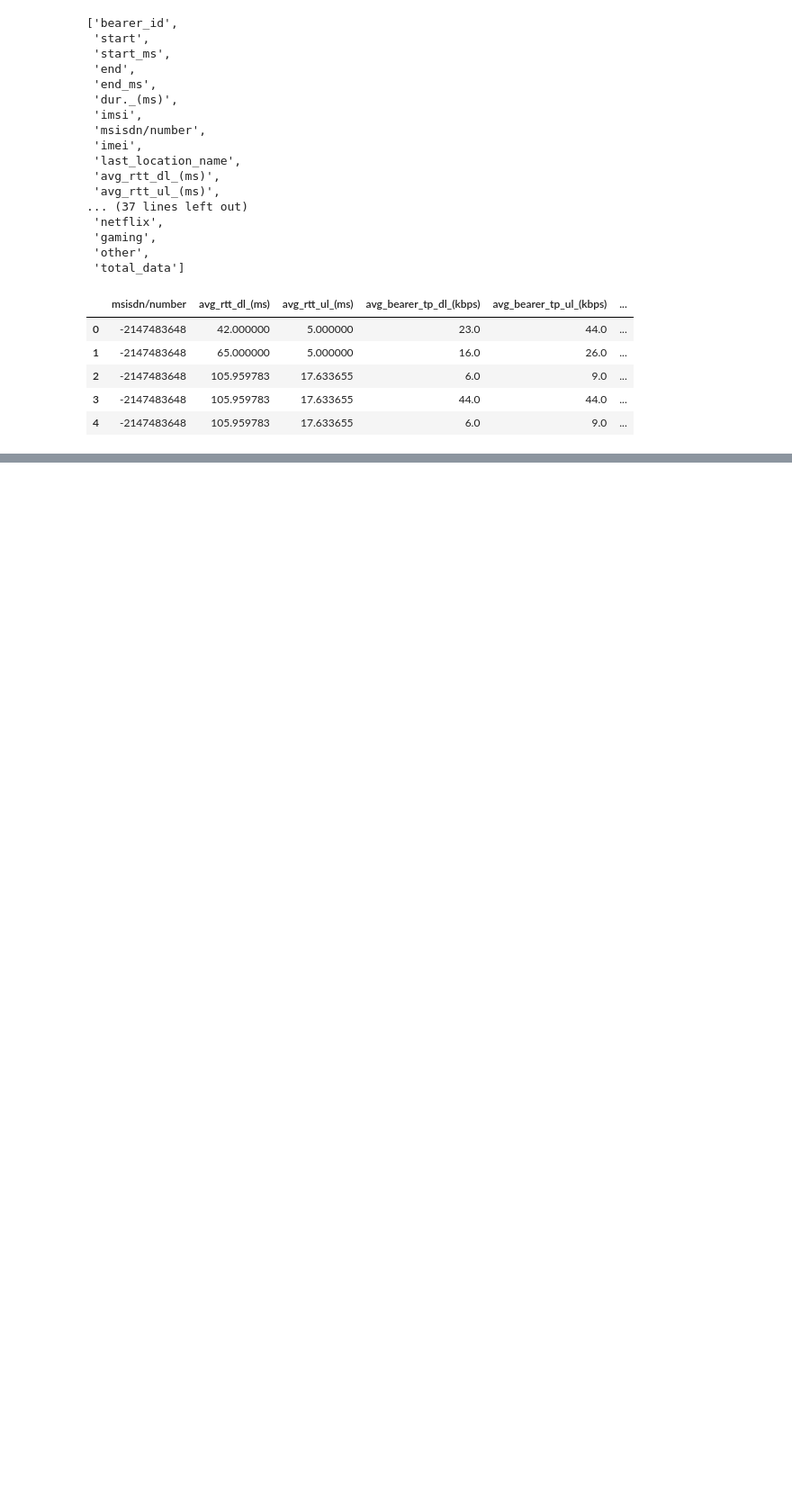
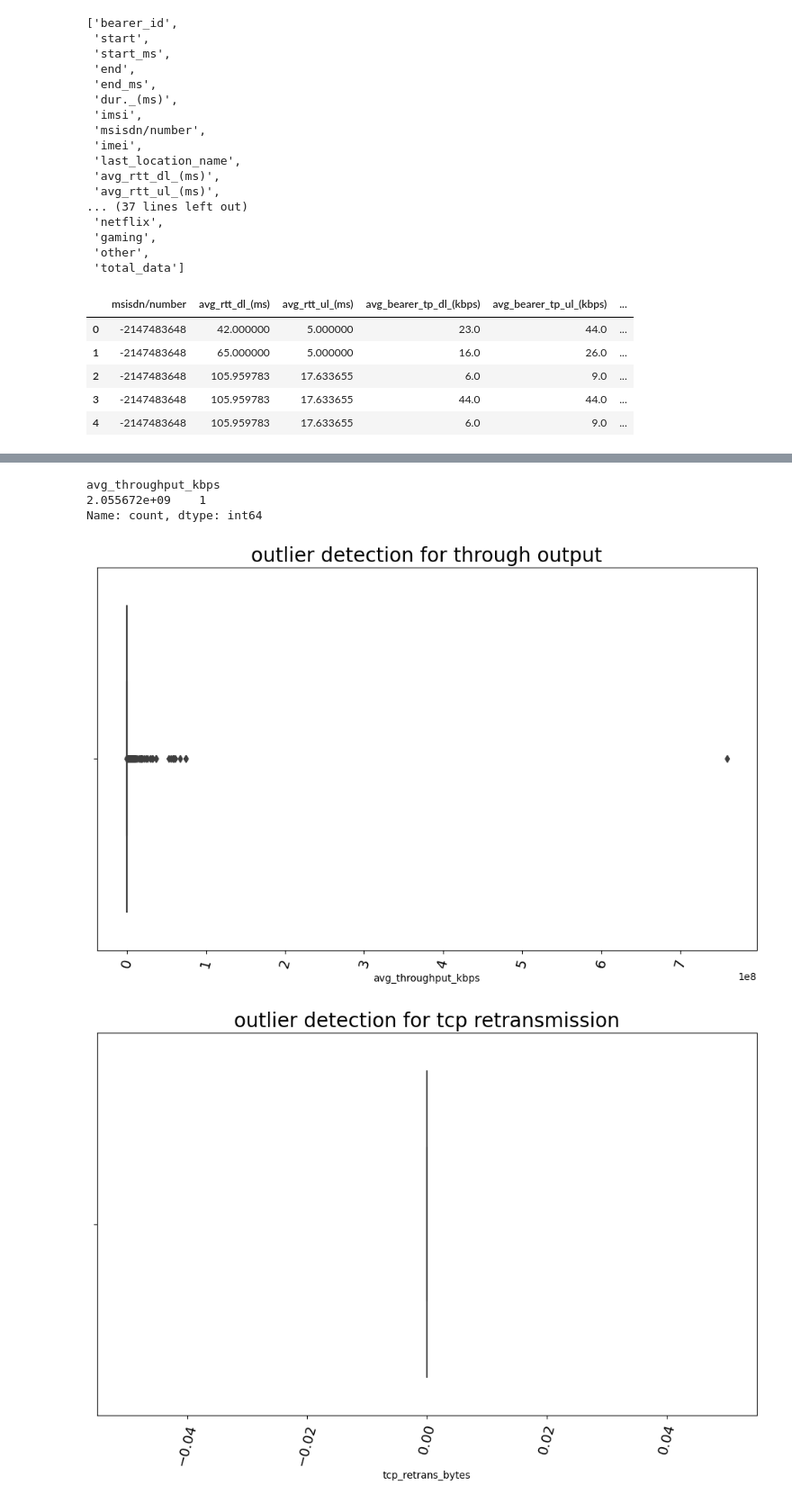
Before and after one commit to Desmondonam/Tellco_Analysis, a Jupyter notebook: Notebooks/Experience Analysis.ipynb, the cells around one changed output, grey strips where cells are left out. Shown at 90% size. Cells and saved outputs as stored; diff of their text form; code cells hidden in the pictures; blank space fills up the shorter version.

Commit message:
add data

```diff
--- a/Notebooks/Experience Analysis.ipynb
+++ b/Notebooks/Experience Analysis.ipynb
@@ -147,3 +152,12 @@ cleaned_experience_df = handle_outliers(experience_df, 'avg_rtt_ul_(ms)', method
 
 cleaned_experience_df = handle_outliers(experience_df, 'avg_bearer_tp_dl_(kbps)', method="mean")
 cleaned_experience_df = handle_outliers(experience_df, 'avg_bearer_tp_ul_(kbps)', method="mean")
+# %%
+experience_metrics_df = pd.DataFrame(columns=['msisdn', 'handset_type', 'avg_rtt_ms',
+                                              'avg_throughput_kbps', 'tcp_retrans_bytes'])
+
+experience_metrics_df['avg_rtt_ms'] = cleaned_experience_df['avg_rtt_dl_(ms)'] + cleaned_experience_df['avg_rtt_ul_(ms)']
+experience_metrics_df['avg_throughput_kbps'] = cleaned_experience_df['avg_bearer_tp_dl_(kbps)'] + cleaned_experience_df['avg_bearer_tp_ul_(kbps)']
+
+experience_metrics_df['msisdn'] = cleaned_experience_df['msisdn/number']
+experience_metrics_df['handset_type'] = cleaned_experience_df['handset_type']
@@ -149,0 +278,22 @@ cleaned_experience_df = handle_outliers(experience_df, 'avg_bearer_tp_ul_(kbps)'
+# %%
+frq_throuput
+# %% [output]
+avg_throughput_kbps
+2.055672e+09    1
+Name: count, dtype: int64
+# %%
+handset_agg = experience_metrics_df.groupby('handset_type').agg({'avg_throughput_kbps': 'sum',
+                                                                       'tcp_retrans_bytes': 'sum'})
+
+sorted_handset_agg = handset_agg.sort_values(by=['avg_throughput_kbps'], ascending=False).head(10)
+
+handset_tp_df = sorted_handset_agg[['avg_throughput_kbps']]
+handset_tp_df['handset_type'] = sorted_handset_agg.index
+
+# handset_tp_df
+# %%
+plots.plot_box(handset_agg, 'avg_throughput_kbps', 'outlier detection for through output')
+plots.plot_box(handset_agg, 'tcp_retrans_bytes', 'outlier detection for tcp retransmission')
+# %% [output]
+[figure, added]
+[figure, added]
```
Also changed, not shown: parts of 33 cells of this notebook, 2 other files.
